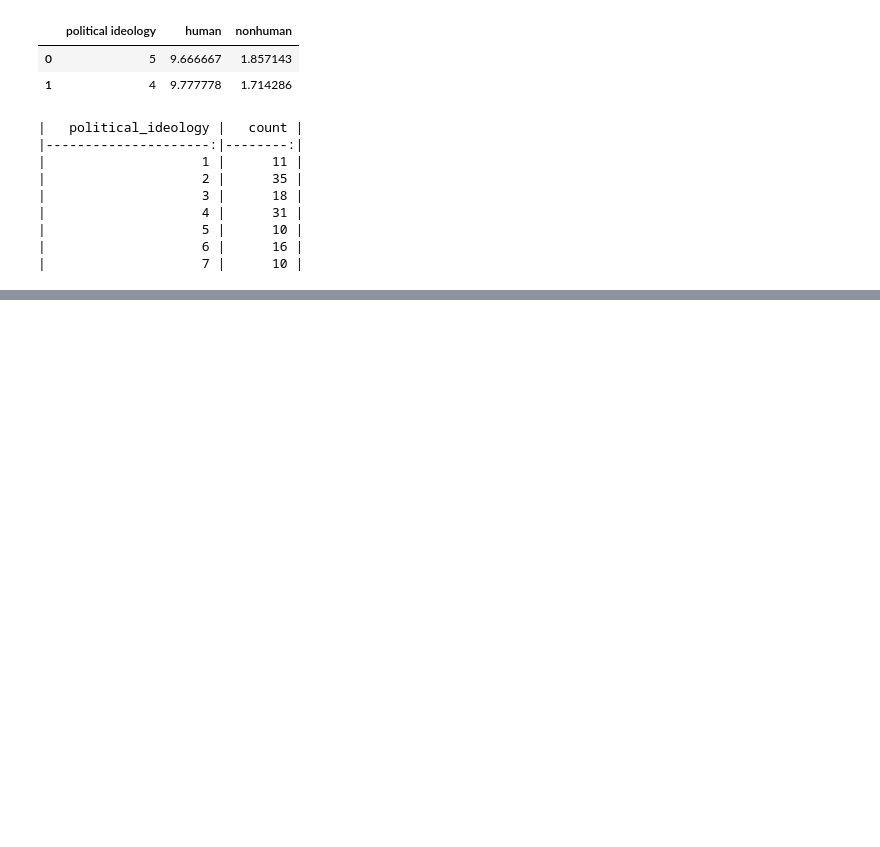
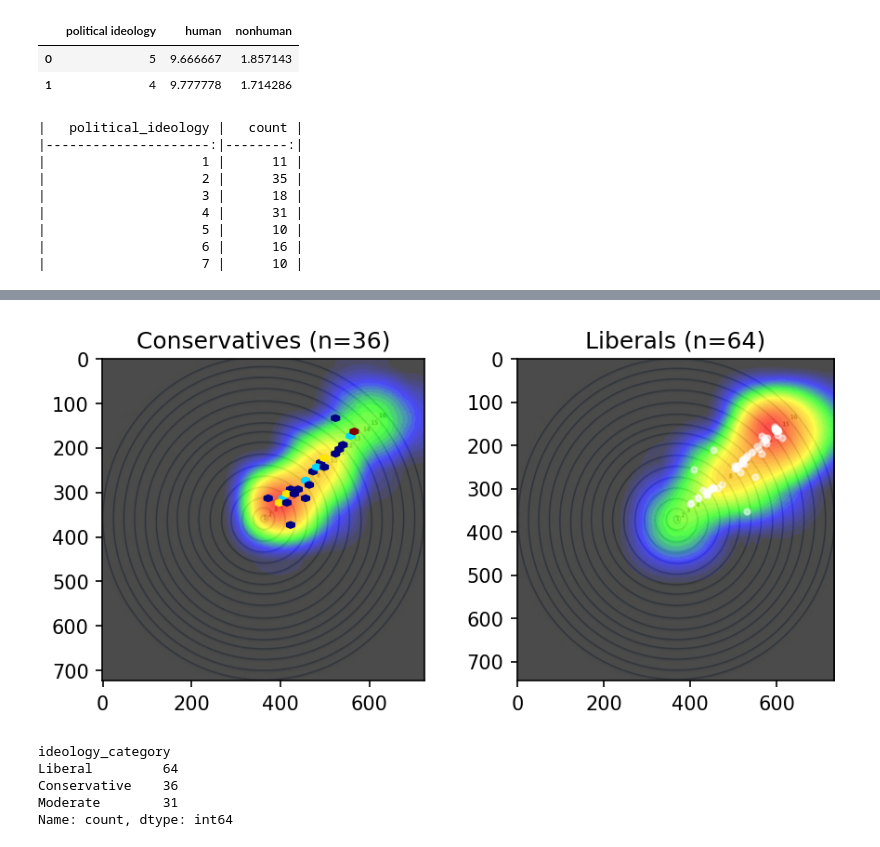
Before and after one commit to levon003/levon003.github.io, a Jupyter notebook: src/moral_circles/MoralCircles.ipynb, the cells around one changed output, grey strips where cells are left out. Drawn from its saved outputs; the diff is of its cells as text; code cells hidden in the pictures; blank space fills up the shorter version.

```diff
--- a/src/moral_circles/MoralCircles.ipynb
+++ b/src/moral_circles/MoralCircles.ipynb
@@ -84,0 +182,45 @@ plt.show()
+# %%
+fig, axes = plt.subplots(1, 2, figsize=(7, 3))
+
+fig5_liberals = np.asarray(Image.open("fig5_liberals_cropped.png"))
+fig5_conservatives = np.asarray(Image.open("fig5_conservatives_cropped.png"))
+
+scatter_kwargs={
+    "marker": ".",
+    "alpha": 0.5,
+    "color": "white",
+}
+
+ax = axes[0]
+sdf = df5[df5.political_ideology >= 5]
+ax.imshow(fig5_conservatives)
+ax.hexbin(sdf.x + 10, sdf.y + 65, gridsize=(12, 12), mincnt=1, cmap=matplotlib.cm.jet)
+ax.set_title(f"Conservatives (n={len(sdf)})")
+
+
+ax = axes[1]
+sdf = df5[df5.political_ideology <= 3]
+ax.scatter(sdf.x + 40, sdf.y + 65, **scatter_kwargs)
+ax.set_title(f"Liberals (n={len(sdf)})")
+ax.imshow(fig5_liberals)
+
+
+plt.show()
+# %% [output]
+[figure, added]
+# %%
+def get_ideology_category(ideology: int) -> str:
+    if ideology == 4:
+        return "Moderate"
+    elif ideology <= 3:
+        return "Liberal"
+    else:
+        return "Conservative"
+df5["ideology_category"] = df5.political_ideology.map(get_ideology_category)
+df5.ideology_category.value_counts()
+# %% [output]
+ideology_category
+Liberal         64
+Conservative    36
+Moderate        31
+Name: count, dtype: int64
```
Also changed, not shown: parts of 11 cells of this notebook, 19 other files.
